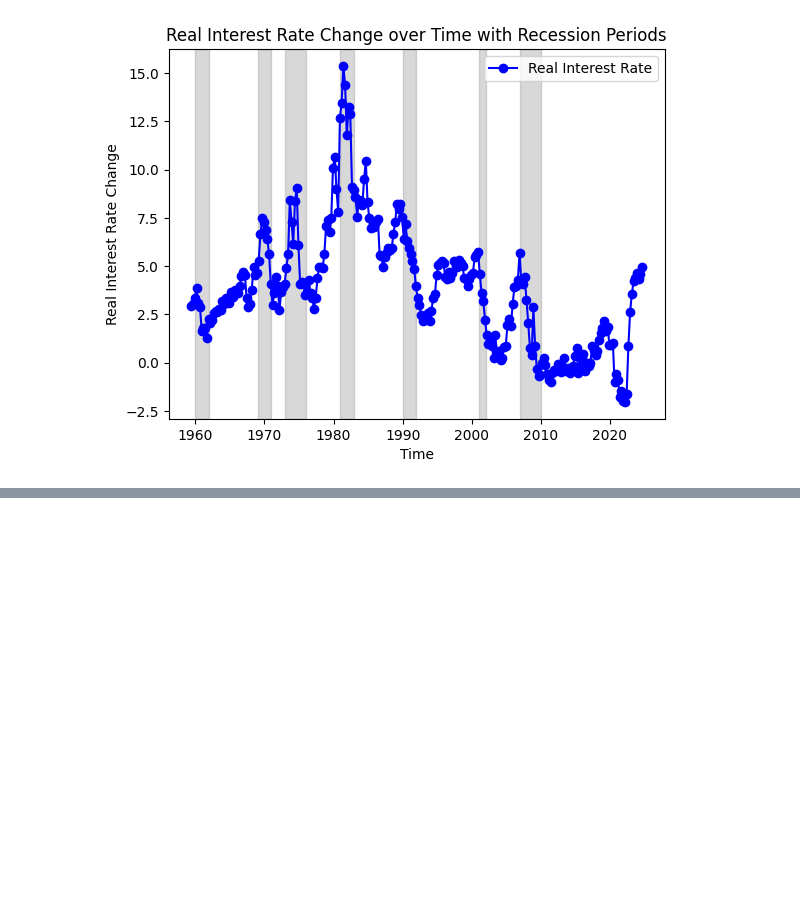
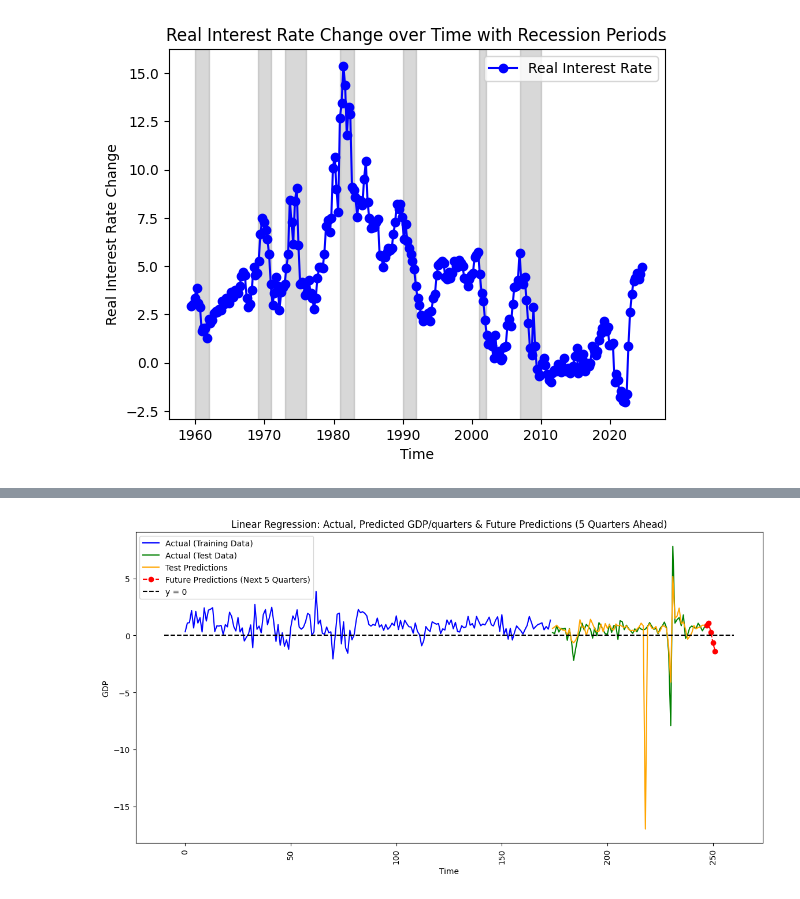
Before and after one commit to loowenwen/databusters, a Jupyter notebook: NUS_DSESC_DATABUSTERS_11.ipynb, the cells around one changed output, grey strips where cells are left out. Drawn from its saved outputs; the diff is of its cells as text; code cells hidden in the pictures; blank space fills up the shorter version.

```diff
--- a/NUS_DSESC_DATABUSTERS_11.ipynb
+++ b/NUS_DSESC_DATABUSTERS_11.ipynb
@@ -296,0 +278,12 @@ datetime64[ns]
+# %%
+# ensure df_train and df_test are dataframes with a single column
+# if they are series, convert them to dataframes
+if isinstance(df_train, pd.Series):
+    df_train = df_train.to_frame()
+if isinstance(df_test, pd.Series):
+    df_test = df_test.to_frame()
+
+# normalize the data
+# scaler = MinMaxScaler(feature_range=(0, 1))
+# train_scaled = scaler.fit_transform(df_train)
+# test_scaled = scaler.transform(df_test)
@@ -296,0 +440,67 @@ datetime64[ns]
+# %%
+window = 1
+
+# initialize and train the Linear Regression model
+model = LinearRegression()
+model.fit(X_train, y_train)
+
+# predict on the test set
+y_pred = model.predict(X_test)
+y_test = np.array(df_test[:])
+
+# starting from the most recent sequence in the test set
+last_sequence = X_test[-1].reshape((1, -1))  # Flatten the last test sequence
+future_predictions = []
+
+# loop to predict the next 5 quarters
+for _ in range(5):
+    # make the prediction for the next quarter
+    next_prediction = model.predict(last_sequence)
+    future_predictions.append(next_prediction[0])
+
+    # update last_sequence by appending the prediction and removing the oldest value
+    last_sequence = np.append(last_sequence[:, 1:], next_prediction.reshape(1, 1), axis=1)
+
+# convert predictions into a NumPy array
+future_predictions = np.array(future_predictions)
+
+# plot the actual and predicted values (both for training and test data)
+plt.figure(figsize=(14, 7))
+
+# plot the training data
+plt.plot(df_train.index, df_train.iloc[:,0], label='Actual (Training Data)', color='blue')
+
+# plot the actual test data
+plt.plot(df_test.index, y_test[:,0], label='Actual (Test Data)', color='green')
+
+# plot test predictions
+plt.plot(range(len(y_train)+window, len(y_train) + len(y_test)), y_pred, label="Test Predictions", color='orange')
+
+# plot future predictions
+future_x = np.arange(len(y_train) + len(y_test), len(y_train) + len(y_test) + len(future_predictions))
+plt.plot(future_x, future_predictions, label="Future Predictions (Next 5 Quarters)", color='red', linestyle='dashed', marker='o')
+
+# plot y=0
+x = np.linspace(-10, 260, 100)
+y = np.zeros_like(x)
+plt.plot(x, y, 'r--', label='y = 0', color='black')
+
+# labels and title
+plt.title('Linear Regression: Actual, Predicted GDP/quarters & Future Predictions (5 Quarters Ahead)')
+plt.xlabel('Time')
+plt.ylabel('GDP')
+plt.xticks(rotation=90, fontsize=10)
+plt.legend()
+plt.show()
+
+# model performance metrics
+r2 = r2_score(y_test[window:,0], y_pred)
+mae = mean_absolute_error(y_test[seq_length:,0], y_pred)
+mse = mean_squared_error(y_test[seq_length:,0], y_pred)
+rmse = np.sqrt(mse)
+
+print(f'Mean Absolute Error: {mae:.5f}')
+print(f'Mean Squared Error: {mse:.5f}')
+print(f'Root Mean Squared Error: {rmse:.5f}')
+# %% [output]
+[figure, added]
```
Also changed, not shown: parts of 46 cells of this notebook, 1 other file.
